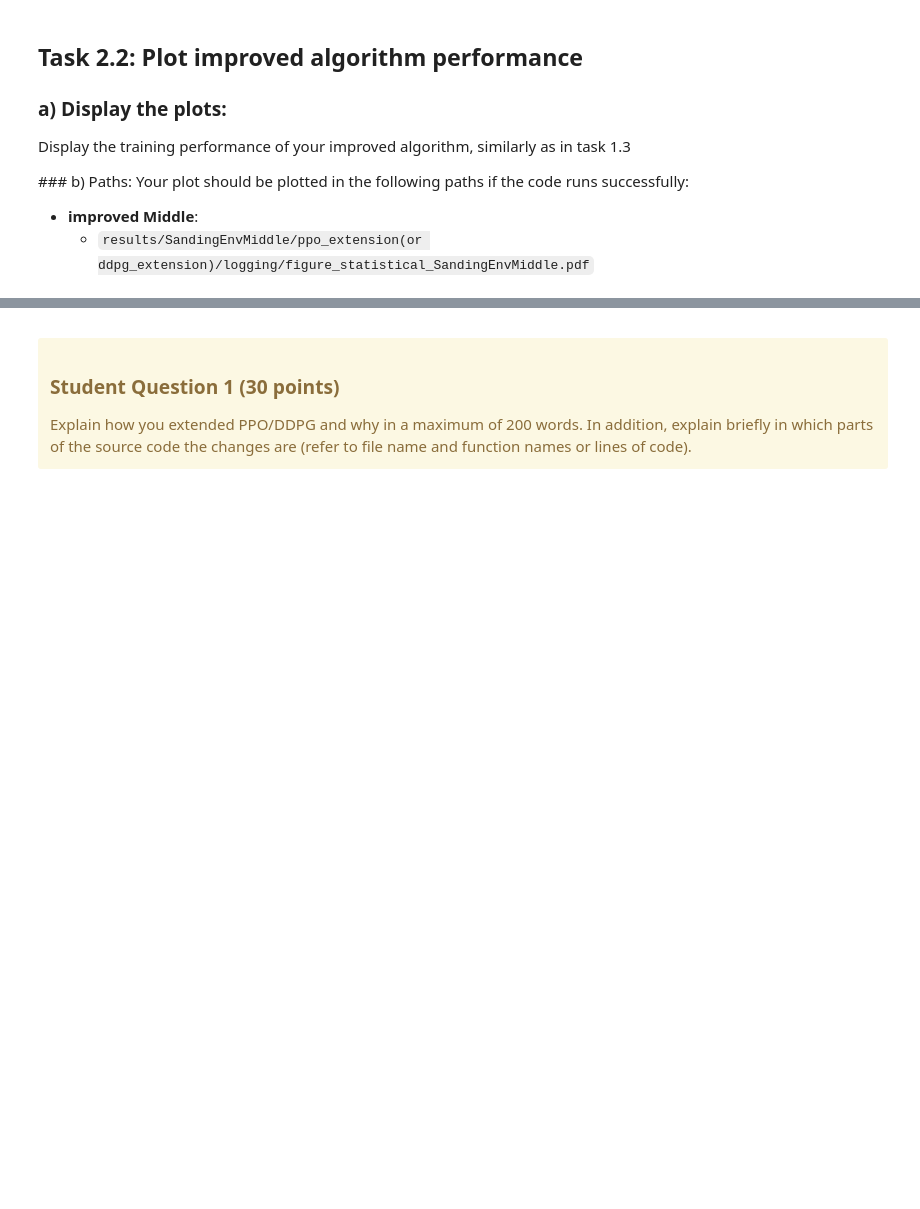
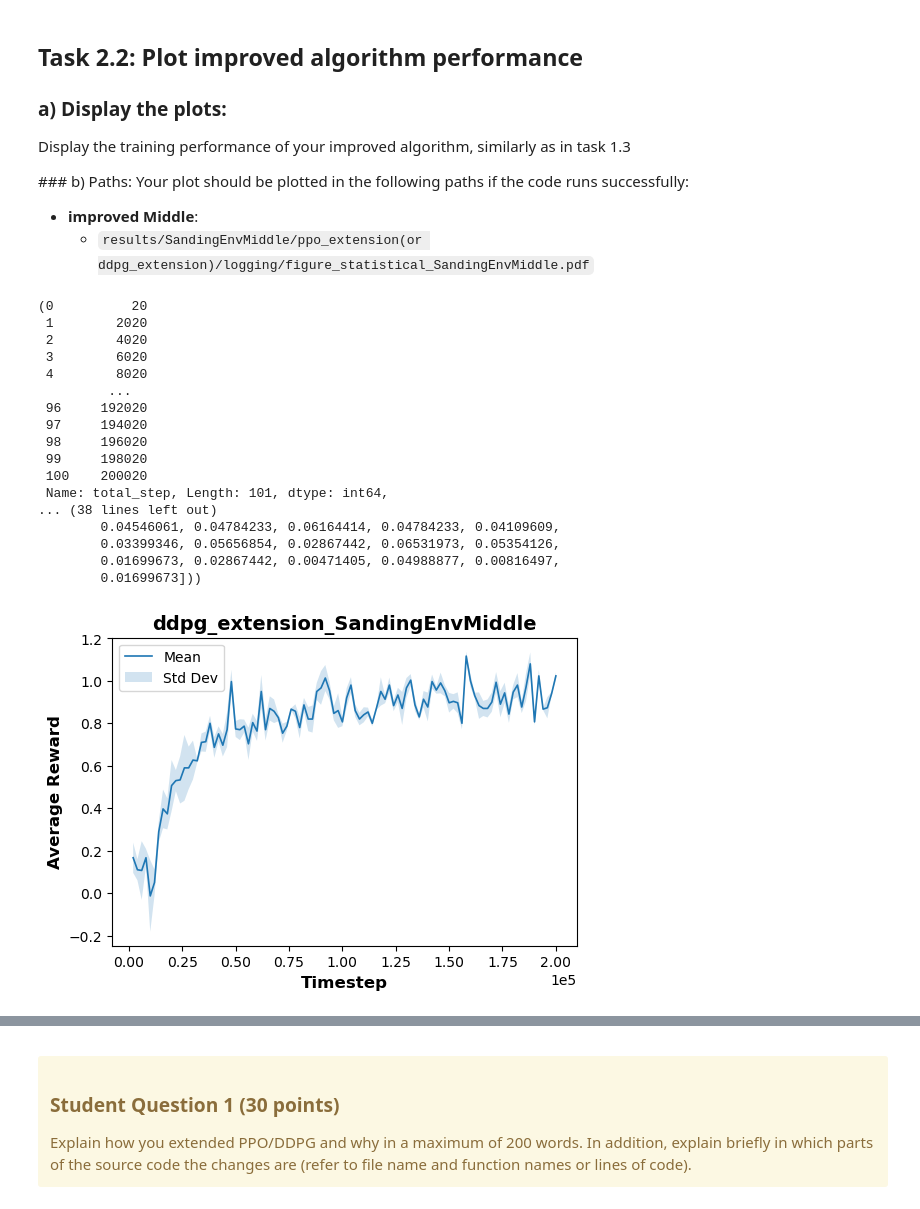
Before and after one commit to pyryaho/RL_project, a Jupyter notebook: project.ipynb, the cells around one changed output, grey strips where cells are left out. Saved outputs shown, nothing was run; the diff lists cells and outputs as text; code cells hidden in the pictures; blank space fills up the shorter version.

Commit message:
Fixes to ddpg model saving, updated project file

```diff
--- a/project.ipynb
+++ b/project.ipynb
@@ -1018,24 +1288,43 @@ Your plot should be plotted in the following paths if the code runs successfully
 # %%
 ## Run the following code to plot PPO or DDPG's training performances
 import warnings
 warnings.filterwarnings('ignore')
 
 # Uncomment the algorithm you chose
-implemented_algo =# 'ppo_extension' or 'ddpg_extension'
+implemented_algo = 'ddpg_extension' # 'ppo_extension' or 'ddpg_extension'
 environment = 'middle'
 
 # Loop over the three difficulty levels
 
 training_seeds = [0,1,2]
 
 config=setup(algo=implemented_algo, env=environment, render=False)
 
 config["seed"] = 0
 
-agent=# DDPGExtension(config) or PPOExtension(config)
+agent= DDPGExtension(config) # DDPGExtension(config) or PPOExtension(config)
 
 # plot the statistical training curves with specific random seeds
 cu.plot_algorithm_training(agent.logging_dir, training_seeds, agent.env_name, implemented_algo)
+# %% [output]
+(0          20
+ 1        2020
+ 2        4020
+ 3        6020
+ 4        8020
+         ...
+ 96     192020
+ 97     194020
+ 98     196020
+ 99     198020
+ 100    200020
+ Name: total_step, Length: 101, dtype: int64,
+... (38 lines left out)
+        0.04546061, 0.04784233, 0.06164414, 0.04784233, 0.04109609,
+        0.03399346, 0.05656854, 0.02867442, 0.06531973, 0.05354126,
+        0.01699673, 0.02867442, 0.00471405, 0.04988877, 0.00816497,
+        0.01699673]))
+[figure, added]
 # %% [markdown]
 ## Task 2.3: Comparison of Improved and Original Algorithm Performance
 
```
Also changed, not shown: parts of 13 cells of this notebook, 2 other files.
